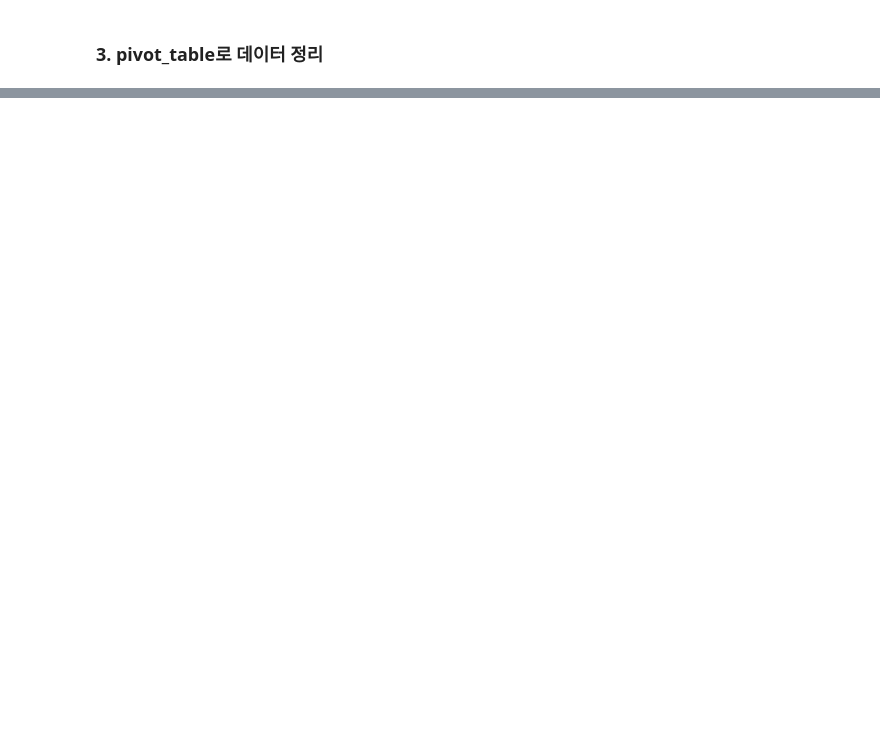
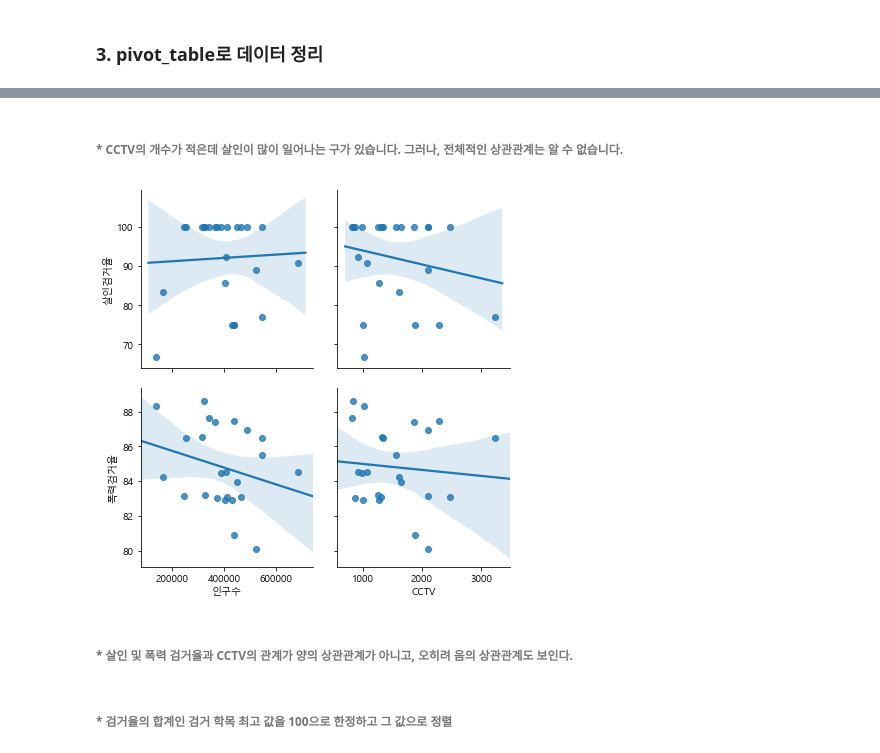
Before and after one commit to leebaek/python_data_analysis, a Jupyter notebook: 서울시 범죄 현황 분석/서울시 범죄 현황 분석.ipynb, the cells around one changed output, grey strips where cells are left out. Cells and saved outputs as stored; diff of their text form; code cells hidden in the pictures; blank space fills up the shorter version.

```diff
--- a/서울시 범죄 현황 분석/서울시 범죄 현황 분석.ipynb
+++ b/서울시 범죄 현황 분석/서울시 범죄 현황 분석.ipynb
@@ -166,0 +344,14 @@ crime_anal_police
+# %% [markdown]
+###### * CCTV의 개수가 적은데 살인이 많이 일어나는 구가 있습니다. 그러나, 전체적인 상관관계는 알 수 없습니다.
+# %%
+# 인구수, CCTV 개수와 살인검거율, 폭력검거율의 상관관계
+sns.pairplot(crime_anal_norm,
+            x_vars=["인구수", "CCTV"],
+            y_vars=["살인검거율", "폭력검거율"], kind='reg', size=3)
+plt.show()
+# %% [output]
+[figure, added]
+# %% [markdown]
+###### * 살인 및 폭력 검거율과 CCTV의 관계가 양의 상관관계가 아니고, 오히려 음의 상관관계도 보인다.
+# %% [markdown]
+###### * 검거율의 합계인 검거 학목 최고 값을 100으로 한정하고 그 값으로 정렬
```
Also changed, not shown: parts of 34 cells of this notebook, 5 other files.
